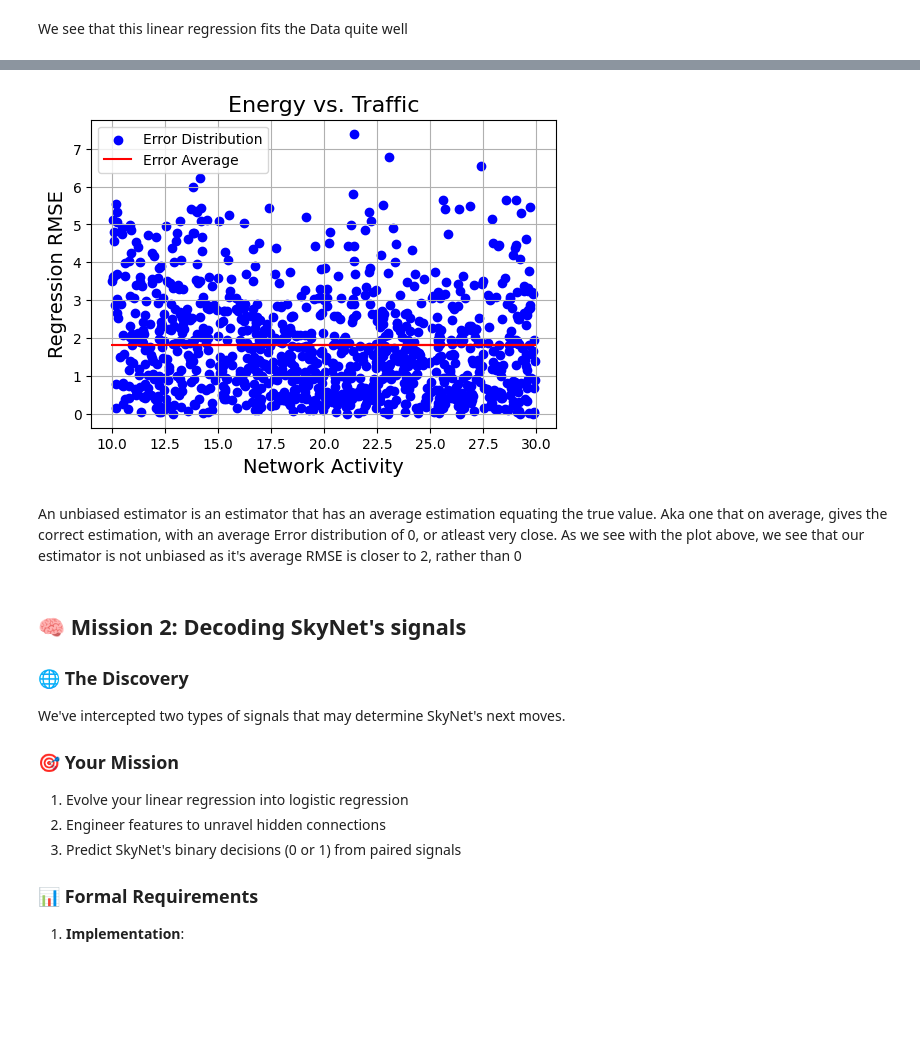
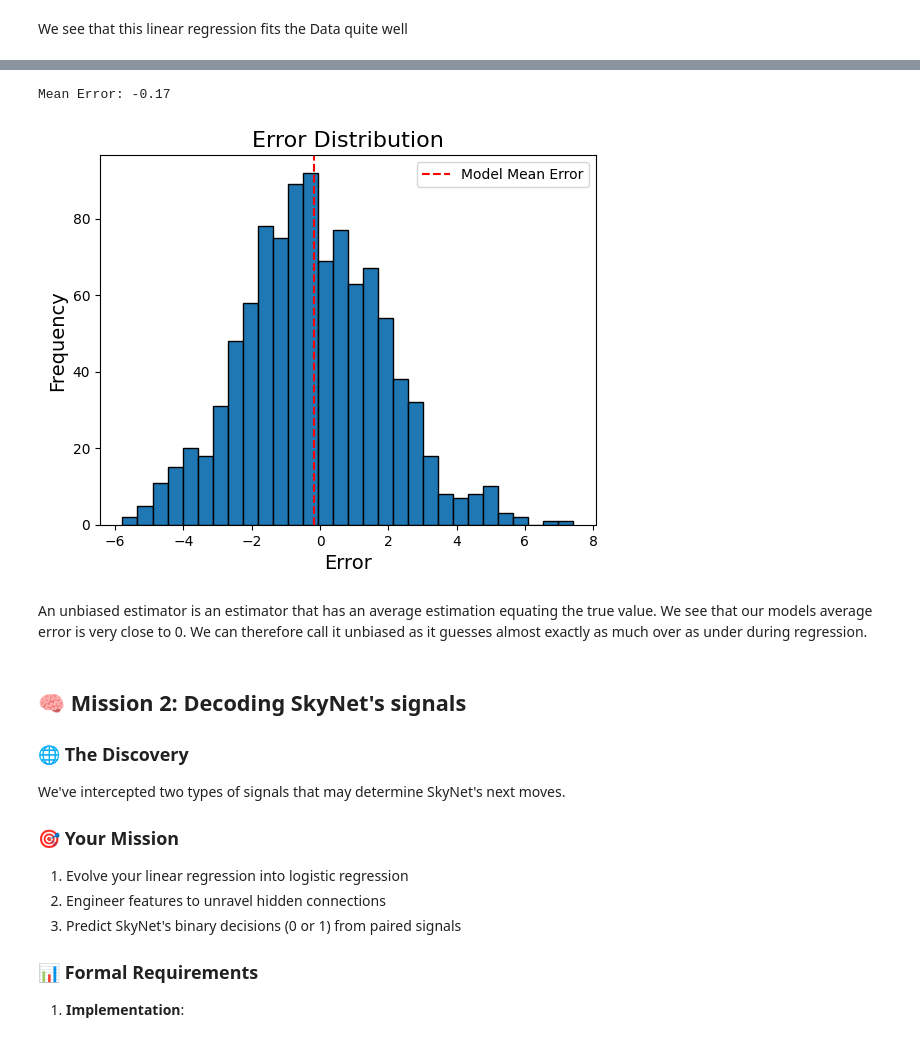
Before and after one commit to flippi321/TDT4172-Introduction-to-Machine-Learning, a Jupyter notebook: Assignment 1/Chapter_1.ipynb, the cells around one changed output, grey strips where cells are left out. Cells and saved outputs as stored; diff of their text form; code cells hidden in the pictures; blank space fills up the shorter version.

```diff
--- a/Assignment 1/Chapter_1.ipynb
+++ b/Assignment 1/Chapter_1.ipynb
@@ -129,22 +132,22 @@ plt.show()
-# %%
-# Load data
-data = pd.read_csv('mission1.csv')
-error = lr.get_error_distribution(data['Net_Activity'], data['Energy'])
-
-plt.figure(figsize=(6, 4))
-plt.scatter(data['Net_Activity'], error, color='blue', label='Error Distribution')
-plt.plot(data['Net_Activity'], np.full_like(error, np.average(error), dtype=float), color='red', label='Error Average')
-plt.plot
-plt.grid(True)
-plt.xlabel('Network Activity', fontsize=14)
-plt.ylabel('Regression RMSE', fontsize=14)
-plt.title('Energy vs. Traffic', fontsize=16)
-plt.legend()
-plt.show()
-# %% [output]
-[figure, removed]
-# %% [markdown]
-An unbiased estimator is an estimator that has an average estimation equating the true value. Aka one that on average, gives the correct estimation, with an average Error distribution of 0, or atleast very close. As we see with the plot above, we see that our estimator is not unbiased as it's average RMSE is closer to 2, rather than 0
+# %%
+errors = y_pred - data['Energy']
+error_mean = np.mean(errors)
+
+print(f'Mean Error: {error_mean:.2f}')
+
+plt.figure()
+plt.axvline(x=error_mean, color='red', linestyle='--', label='Model Mean Error')
+plt.hist(errors, bins=30, edgecolor='black')
+plt.xlabel('Error', fontsize=14)
+plt.ylabel('Frequency', fontsize=14)
+plt.title('Error Distribution', fontsize=16)
+plt.legend()
+plt.show()
+# %% [output]
+Mean Error: -0.17
+[figure, added]
+# %% [markdown]
+An unbiased estimator is an estimator that has an average estimation equating the true value. We see that our models average error is very close to 0. We can therefore call it unbiased as it guesses almost exactly as much over as under during regression.
 # %% [markdown]
 ## 🧠 Mission 2: Decoding SkyNet's signals
 
```
Also changed, not shown: parts of 34 cells of this notebook.
